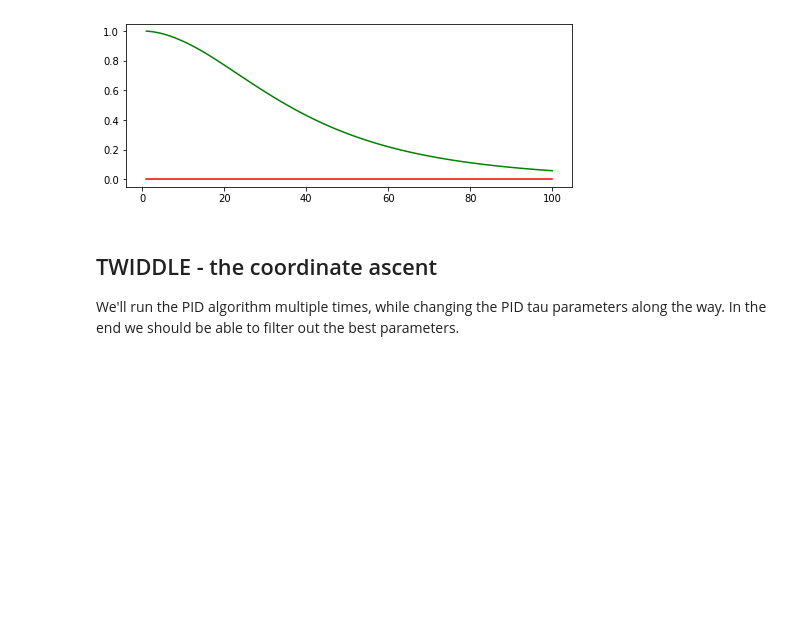
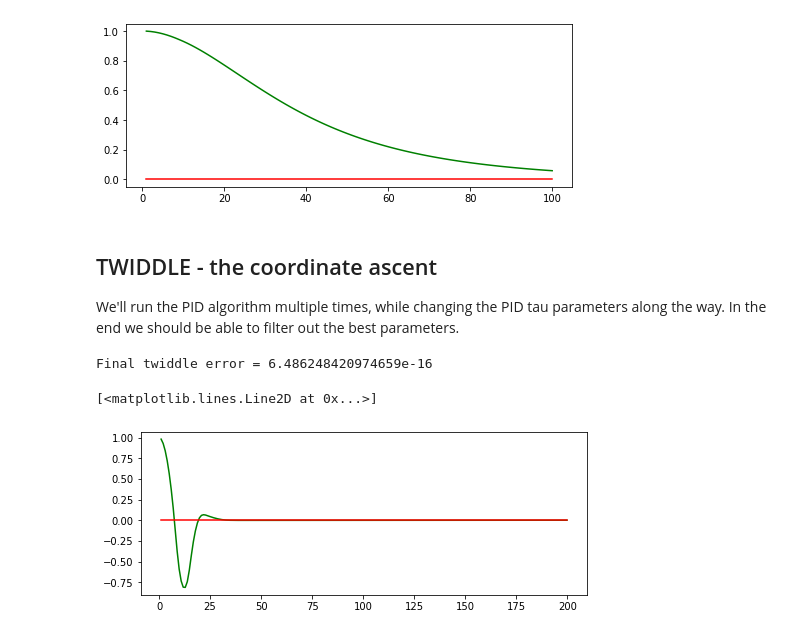
Before and after one commit to archie1983/CS373_AI_for_robotics_Udacity, a Jupyter notebook: Lesson5-Robot_Motion_Control/quizzes/PID-Control.ipynb, the cells around one changed output. Saved outputs shown, nothing was run; the diff lists cells and outputs as text; code cells hidden in the pictures; blank space fills up the shorter version.

Commit message:
Twiddle parameter optimization implemented.

```diff
--- a/Lesson5-Robot_Motion_Control/quizzes/PID-Control.ipynb
+++ b/Lesson5-Robot_Motion_Control/quizzes/PID-Control.ipynb
@@ -272,31 +272,60 @@ def run(robot, params, n=100, speed=1.0):
         prev_cte = cte
         steer = -params[0] * cte - params[1] * diff_cte - params[2] * int_cte
         robot.move(steer, speed)
         x_trajectory.append(robot.x)
         y_trajectory.append(robot.y)
         if i >= n:
             err += cte ** 2
     return x_trajectory, y_trajectory, err / n
 
 
 # Make this tolerance bigger if you are timing out!
 def twiddle(tol=0.2):
     # Don't forget to call `make_robot` before every call of `run`!
     p = [0.0, 0.0, 0.0]
     dp = [1.0, 1.0, 1.0]
     robot = make_robot()
     x_trajectory, y_trajectory, best_err = run(robot, p)
     # TODO: twiddle loop here
 
+    while(sum(dp) > tol): # AE: while we continue changing the parameters
+        for i in range(len(p)):
+            p[i] += dp[i]
+            # AE: running PID with the new params and getting back the error.
+            robot = make_robot()
+            x_trajectory, y_trajectory, err = run(robot, p)
+
+            if err < best_err: # AE: If we have improved, then continue parameter optimization in the same direction.
+                best_err = err
+                dp[i] *= 1.1
+            else: # AE: If we didn't improve, then let's go the other way and not only restore the tau parameter to
+                  # AE: its previous version (because we've seen error of that already), but go even further the other way.
+                p[i] -= 2 * dp[i]
+                # AE: Once again running PID with the new params and getting back the error.
+                robot = make_robot()
+                x_trajectory, y_trajectory, err = run(robot, p)
+                if err < best_err: # AE: And once again evaluating the resulting error. If better then continuing even
+                                   # AE: further in that direction
+                    best_err = err
+                    dp[i] *= 1.1
+                else: # AE: But if we didn't improve by increasing the parameter, nor by decreasing it, then operate with
+                      # AE: smaller changes.
+                    p[i] += dp[i] # AE: First restore the parameter to what it was
+                    dp[i] *= 0.9 # AE: And then reduce the change that we operate with.
+
     return p, best_err
 
 
 params, err = twiddle()
 print("Final twiddle error = {}".format(err))
 robot = make_robot()
 x_trajectory, y_trajectory, err = run(robot, params)
 n = len(x_trajectory)
 
-fig, (ax1, ax2) = plt.subplots(2, 1, figsize=(8, 8))
+fig, (ax1) = plt.subplots(1, 1, figsize=(8, 3))
 ax1.plot(x_trajectory, y_trajectory, 'g', label='Twiddle PID controller')
 ax1.plot(x_trajectory, np.zeros(n), 'r', label='reference')
+# %% [output]
+Final twiddle error = 6.486248420974659e-16
+[<matplotlib.lines.Line2D at 0x...>]
+[figure, added]
```
